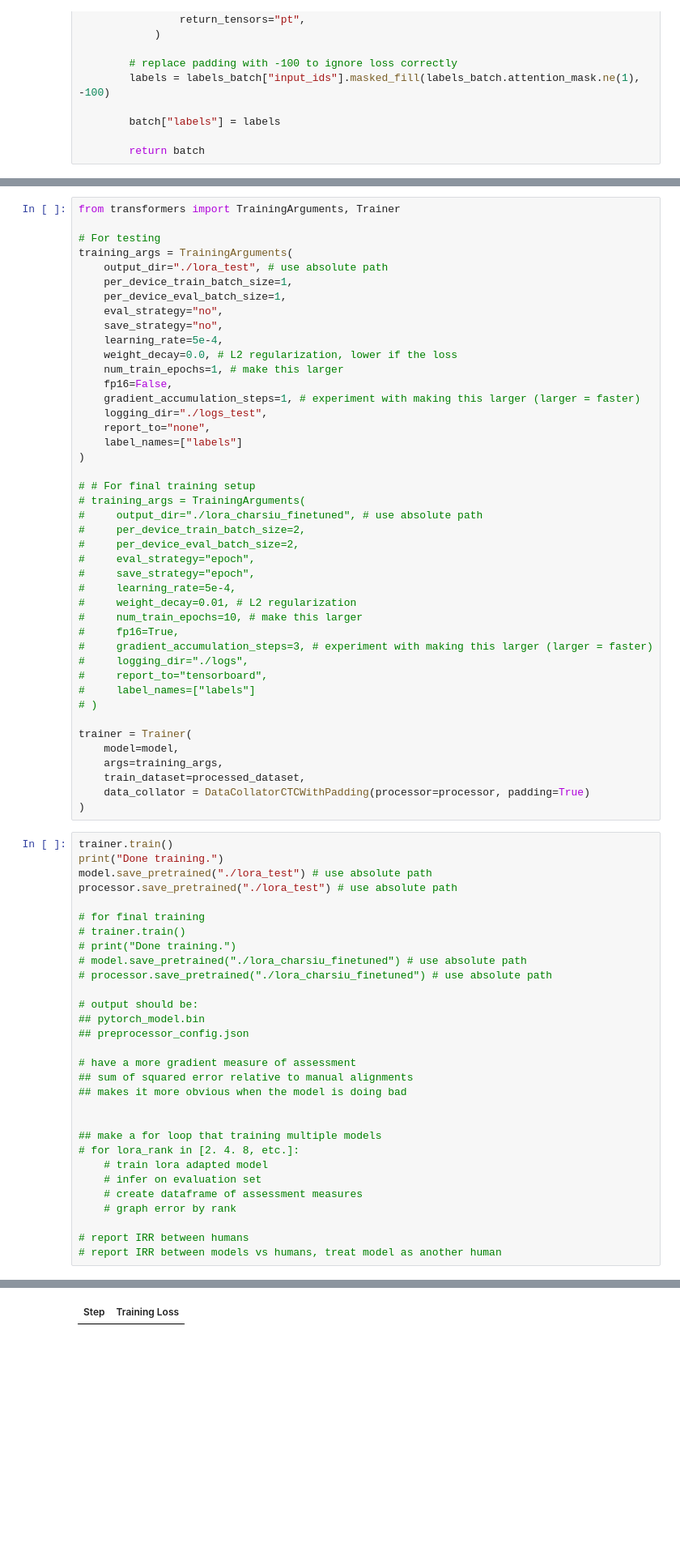
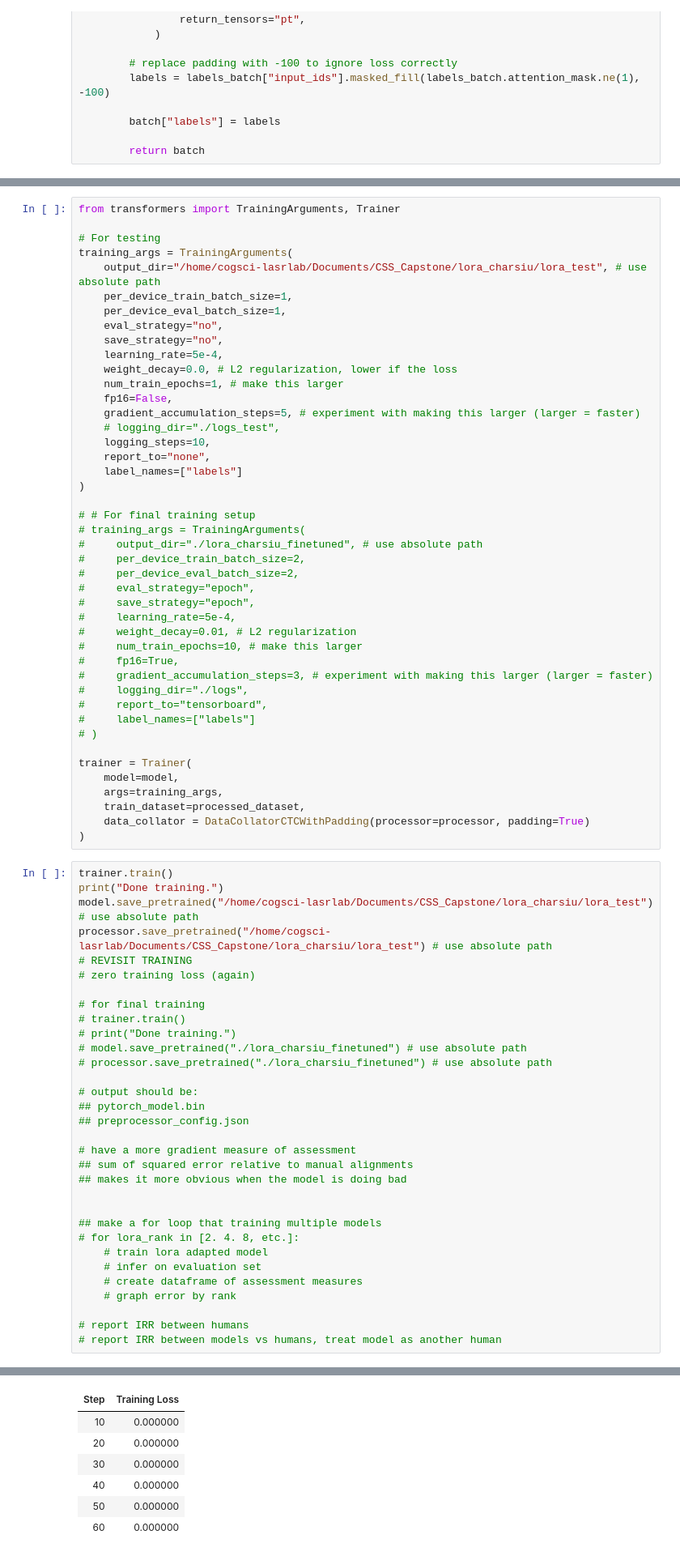
Before and after one commit to rdestaci/ASR_ChildSpeechAdapation, a Jupyter notebook: lora.ipynb, the cells around one changed output, grey strips where cells are left out. Shown: that part at 81% size. Drawn from its saved outputs; the diff is of its cells as text; blank space fills up the shorter version.

Commit message:
Update code to address package issues
Still problems with zero training loss

```diff
--- a/lora.ipynb
+++ b/lora.ipynb
@@ -283,7 +277,7 @@ from transformers import TrainingArguments, Trainer
 
 # For testing
 training_args = TrainingArguments(
-    output_dir="./lora_test", # use absolute path
+    output_dir="/home/cogsci-lasrlab/Documents/CSS_Capstone/lora_charsiu/lora_test", # use absolute path
     per_device_train_batch_size=1,
     per_device_eval_batch_size=1,
     eval_strategy="no",
@@ -292,8 +286,9 @@ training_args = TrainingArguments(
     weight_decay=0.0, # L2 regularization, lower if the loss
     num_train_epochs=1, # make this larger
     fp16=False,
-    gradient_accumulation_steps=1, # experiment with making this larger (larger = faster)
-    logging_dir="./logs_test",
+    gradient_accumulation_steps=5, # experiment with making this larger (larger = faster)
+    # logging_dir="./logs_test",
+    logging_steps=10,
     report_to="none",
     label_names=["labels"]
 )
@@ -324,8 +319,10 @@ trainer = Trainer(
 # %%
 trainer.train()
 print("Done training.")
-model.save_pretrained("./lora_test") # use absolute path
-processor.save_pretrained("./lora_test") # use absolute path
+model.save_pretrained("/home/cogsci-lasrlab/Documents/CSS_Capstone/lora_charsiu/lora_test") # use absolute path
+processor.save_pretrained("/home/cogsci-lasrlab/Documents/CSS_Capstone/lora_charsiu/lora_test") # use absolute path
+# REVISIT TRAINING
+# zero training loss (again)
 
 # for final training
 # trainer.train()
@@ -356 +353,7 @@ processor.save_pretrained("./lora_test") # use absolute path
 | Step | Training Loss |
+| 10 | 0.000000 |
+| 20 | 0.000000 |
+| 30 | 0.000000 |
+| 40 | 0.000000 |
+| 50 | 0.000000 |
+| 60 | 0.000000 |
```
Also changed, not shown: parts of 8 cells of this notebook.
